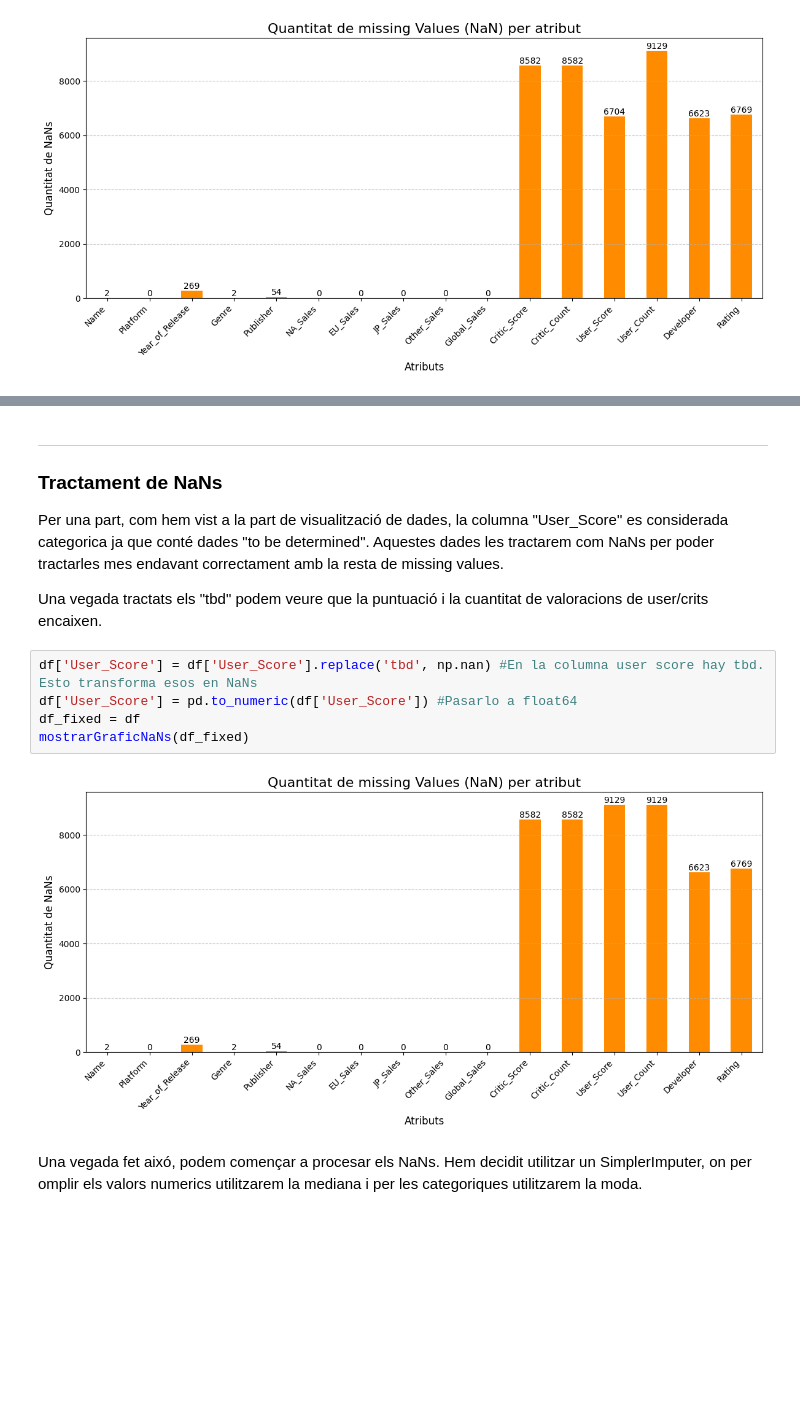
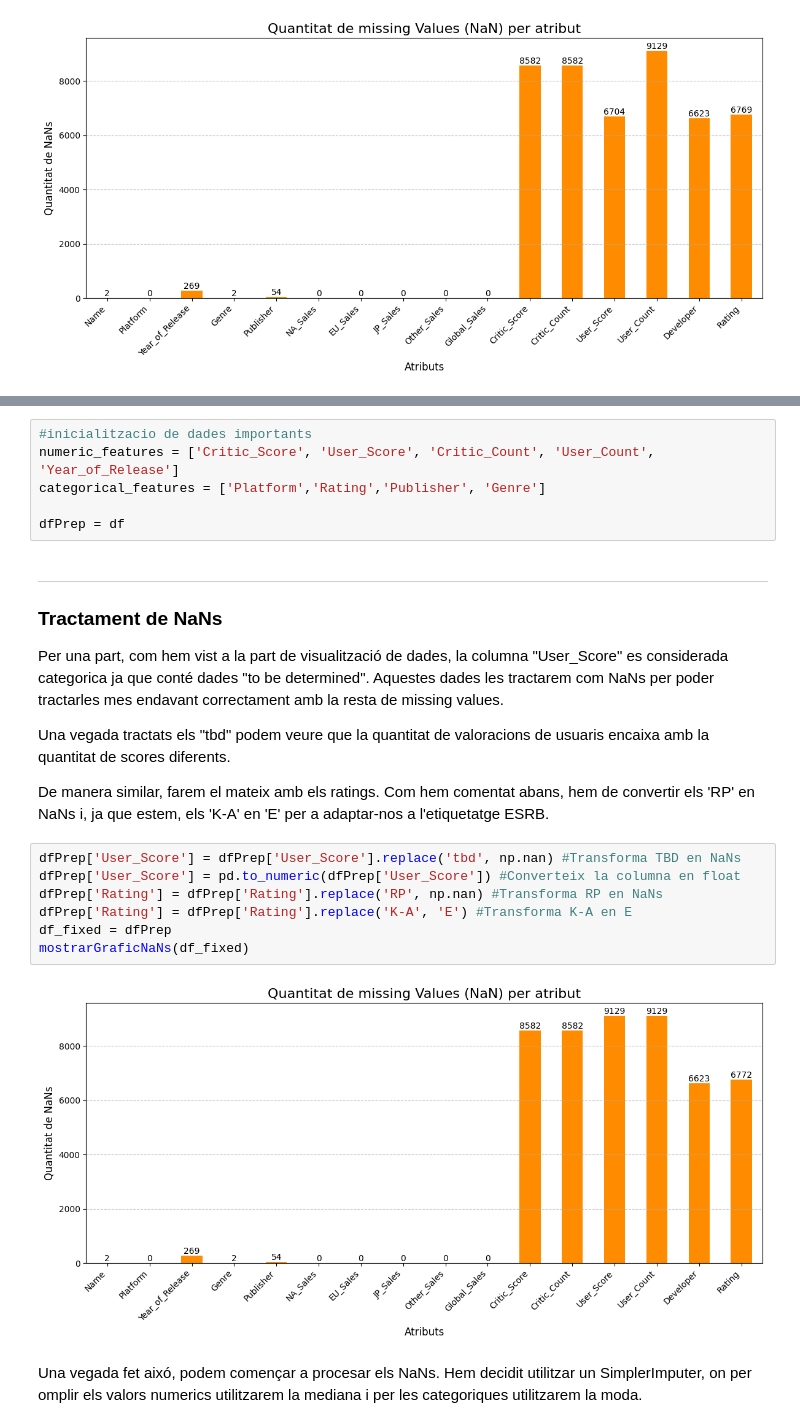
Before and after one commit to Emparans/video-games-sales-with-ratings, a Jupyter notebook: Kaggle.ipynb, the cells around one changed output, grey strips where cells are left out. Saved outputs shown, nothing was run; the diff lists cells and outputs as text; blank space fills up the shorter version.

```diff
--- a/Kaggle.ipynb
+++ b/Kaggle.ipynb
@@ -132,17 +158,27 @@ Per la gran quantita de NaNs que hi ha, no podem optar a eliminar-los completame
+# %%
+#inicialitzacio de dades importants
+numeric_features = ['Critic_Score', 'User_Score', 'Critic_Count', 'User_Count', 'Year_of_Release']
+categorical_features = ['Platform','Rating','Publisher', 'Genre']
+
+dfPrep = df
 # %% [markdown]
 ---
 ### Tractament de NaNs
 
 Per una part, com hem vist a la part de visualització de dades, la columna "User_Score" es considerada categorica ja que conté dades "to be determined". Aquestes dades les tractarem com NaNs per poder tractarles mes endavant correctament amb la resta de missing values.
 
-Una vegada tractats els "tbd" podem veure que la puntuació i la cuantitat de valoracions de user/crits encaixen.
+Una vegada tractats els "tbd" podem veure que la quantitat de valoracions de usuaris encaixa amb la quantitat de scores diferents.
+
+De manera similar, farem el mateix amb els ratings. Com hem comentat abans, hem de convertir els 'RP' en NaNs i, ja que estem, els 'K-A' en 'E' per a adaptar-nos a l'etiquetatge ESRB.
-# %%
-df['User_Score'] = df['User_Score'].replace('tbd', np.nan) #En la columna user score hay tbd. Esto transforma esos en NaNs
-df['User_Score'] = pd.to_numeric(df['User_Score']) #Pasarlo a float64
-df_fixed = df
-mostrarGraficNaNs(df_fixed)
-# %% [output]
-[figure, removed]
+# %%
+dfPrep['User_Score'] = dfPrep['User_Score'].replace('tbd', np.nan) #Transforma TBD en NaNs
+dfPrep['User_Score'] = pd.to_numeric(dfPrep['User_Score']) #Converteix la columna en float
+dfPrep['Rating'] = dfPrep['Rating'].replace('RP', np.nan) #Transforma RP en NaNs
+dfPrep['Rating'] = dfPrep['Rating'].replace('K-A', 'E') #Transforma K-A en E
+df_fixed = dfPrep
+mostrarGraficNaNs(df_fixed)
+# %% [output]
+[figure, added]
 # %% [markdown]
 Una vegada fet aixó, podem començar a procesar els NaNs. Hem decidit utilitzar un SimplerImputer, on per omplir els valors numerics utilitzarem  la mediana i per les categoriques utilitzarem la moda.
 # %%
```
Also changed, not shown: parts of 22 cells of this notebook.
